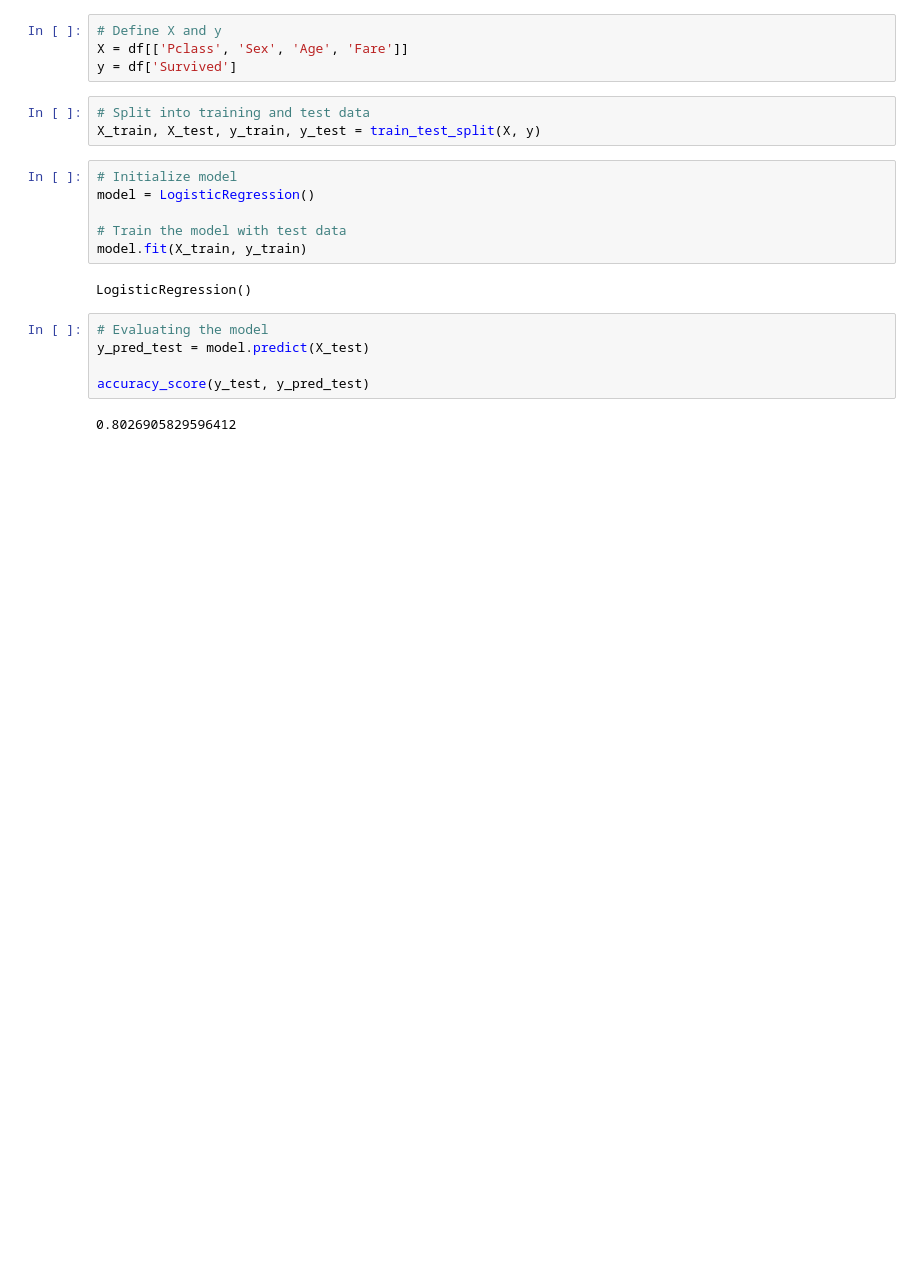
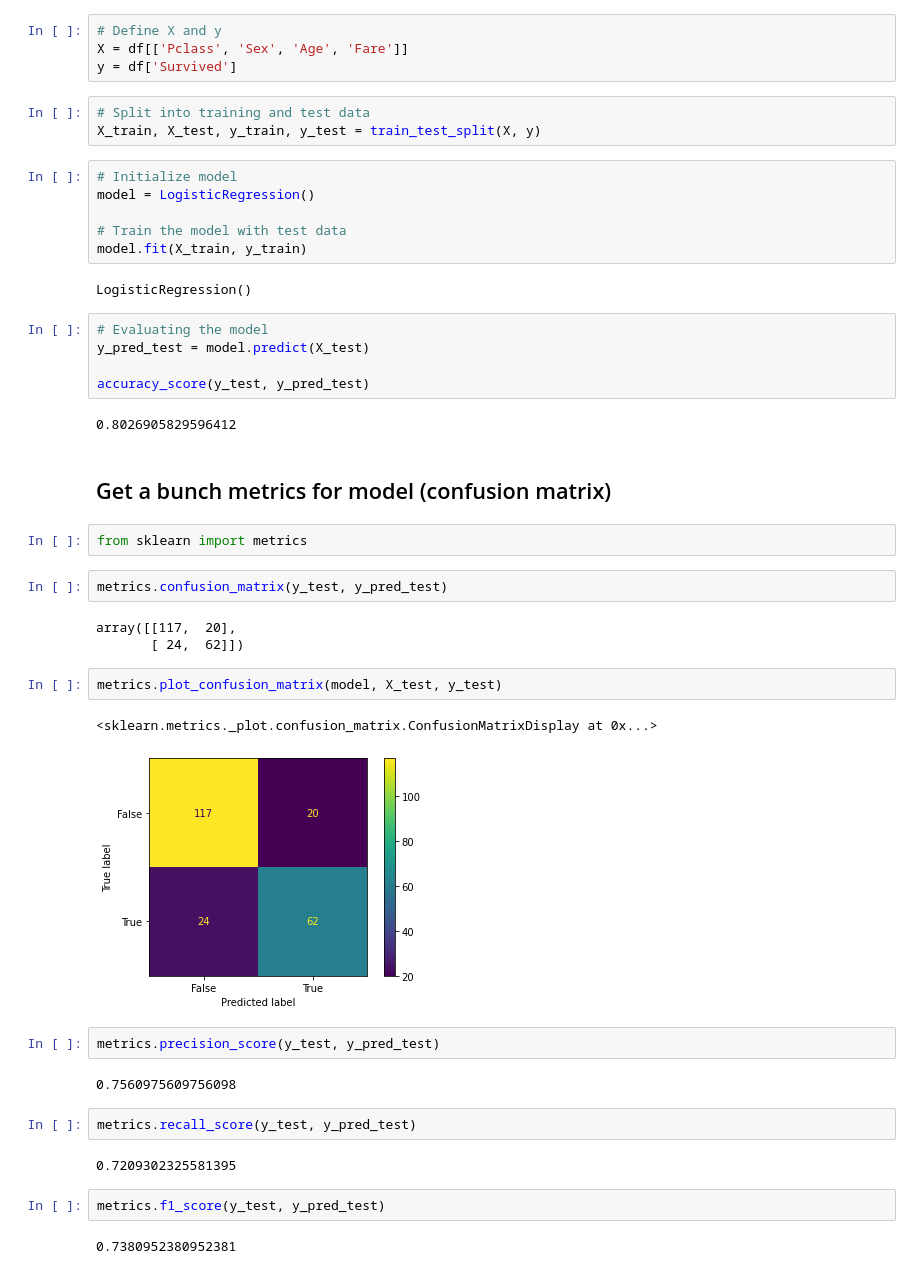
Before and after one commit to lau-b/titanic-model, a Jupyter notebook: notebooks/Logistic Regression Model.ipynb, the cells around one changed output. Saved outputs shown, nothing was run; the diff lists cells and outputs as text; blank space fills up the shorter version.

```diff
--- a/notebooks/Logistic Regression Model.ipynb
+++ b/notebooks/Logistic Regression Model.ipynb
@@ -87,3 +87,29 @@ y_pred_test = model.predict(X_test)
 accuracy_score(y_test, y_pred_test)
 # %% [output]
 0.8026905829596412
+# %% [markdown]
+## Get a bunch metrics for model (confusion matrix)
+# %%
+from sklearn import metrics
+# %%
+metrics.confusion_matrix(y_test, y_pred_test)
+# %% [output]
+array([[117,  20],
+       [ 24,  62]])
+# %%
+metrics.plot_confusion_matrix(model, X_test, y_test)
+# %% [output]
+<sklearn.metrics._plot.confusion_matrix.ConfusionMatrixDisplay at 0x...>
+[figure, added]
+# %%
+metrics.precision_score(y_test, y_pred_test)
+# %% [output]
+0.7560975609756098
+# %%
+metrics.recall_score(y_test, y_pred_test)
+# %% [output]
+0.7209302325581395
+# %%
+metrics.f1_score(y_test, y_pred_test)
+# %% [output]
+0.7380952380952381
```
Also changed, not shown: parts of 2 cells of this notebook, 1 other file.
